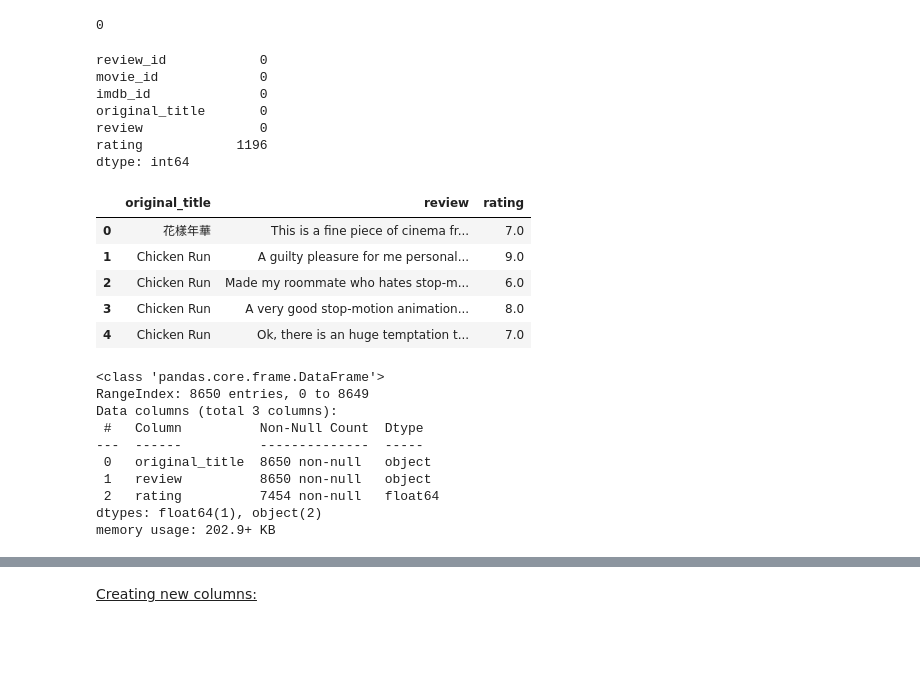
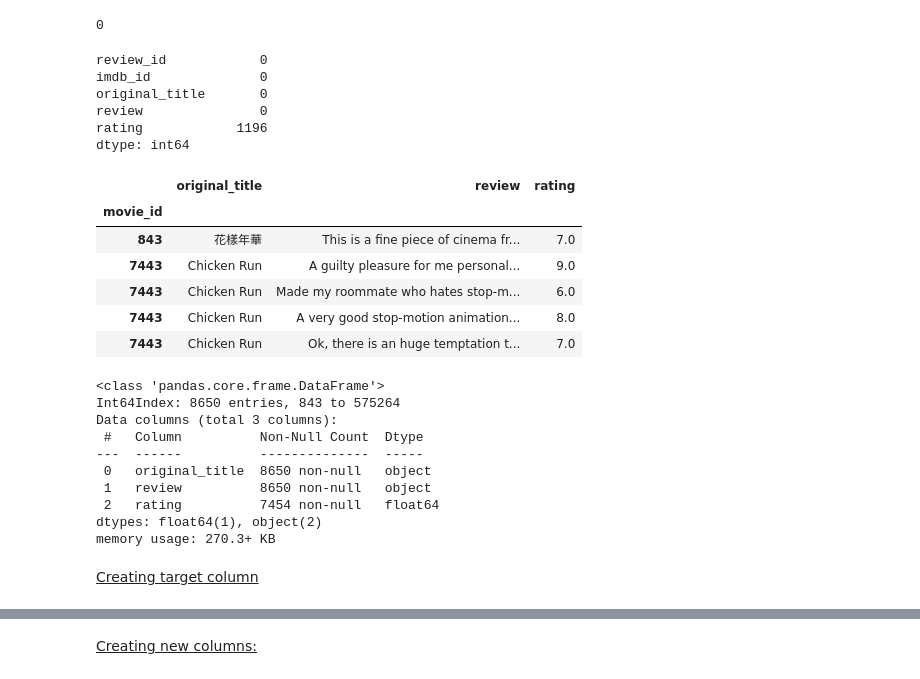
Before and after one commit to VALDE021/Data-Enrichment-Project, a Jupyter notebook: Project 2 Part 5-EricNV.ipynb, the cells around one changed output, grey strips where cells are left out. Saved outputs shown, nothing was run; the diff lists cells and outputs as text; code cells hidden in the pictures; blank space fills up the shorter version.

```diff
--- a/Project 2 Part 5-EricNV.ipynb
+++ b/Project 2 Part 5-EricNV.ipynb
@@ -288,8 +288,8 @@ def preprocess_doc(doc, remove_stopwords=True, remove_punct=True, use_lemmas=Fal
 # %%
 # Load the Data
 mr = 'Data-NLP/movie_reviews_v2.csv'
-text = pd.read_csv(mr, index_col='movie_id')
-text.head()
+df = pd.read_csv(mr, index_col='movie_id')
+df.head()
 # %% [output]
 |  | review_id | imdb_id | original_title | review | rating |
 | movie_id |  |  |  |  |  |
@@ -326,7 +325,6 @@ df.duplicated().sum()
 df.isna().sum()
 # %% [output]
 review_id            0
-movie_id             0
 imdb_id              0
 original_title       0
 review               0
@@ -334,20 +332,21 @@ rating            1196
 dtype: int64
 # %%
 # Dropping unnecesary columns
-movie_reviews = df.drop(df.columns[[0, 1, 2]], axis=1)
+movie_reviews = df.drop(df.columns[[0, 1]], axis=1)
 movie_reviews.head()
 # %% [output]
 |  | original_title | review | rating |
-| 0 | 花樣年華 | This is a fine piece of cinema fr... | 7.0 |
-| 1 | Chicken Run | A guilty pleasure for me personal... | 9.0 |
-| 2 | Chicken Run | Made my roommate who hates stop-m... | 6.0 |
-| 3 | Chicken Run | A very good stop-motion animation... | 8.0 |
-| 4 | Chicken Run | Ok, there is an huge temptation t... | 7.0 |
+| movie_id |  |  |  |
+| 843 | 花樣年華 | This is a fine piece of cinema fr... | 7.0 |
+| 7443 | Chicken Run | A guilty pleasure for me personal... | 9.0 |
+| 7443 | Chicken Run | Made my roommate who hates stop-m... | 6.0 |
+| 7443 | Chicken Run | A very good stop-motion animation... | 8.0 |
+| 7443 | Chicken Run | Ok, there is an huge temptation t... | 7.0 |
 # %%
 movie_reviews.info()
 # %% [output]
 <class 'pandas.core.frame.DataFrame'>
-RangeIndex: 8650 entries, 0 to 8649
+Int64Index: 8650 entries, 843 to 575264
 Data columns (total 3 columns):
  #   Column          Non-Null Count  Dtype
 ---  ------          --------------  -----
@@ -355,4 +354,6 @@ Data columns (total 3 columns):
  1   review          8650 non-null   object
  2   rating          7454 non-null   float64
 dtypes: float64(1), object(2)
-memory usage: 202.9+ KB
+memory usage: 270.3+ KB
+# %% [markdown]
+<u>Creating target column
```
Also changed, not shown: parts of 12 cells of this notebook.
